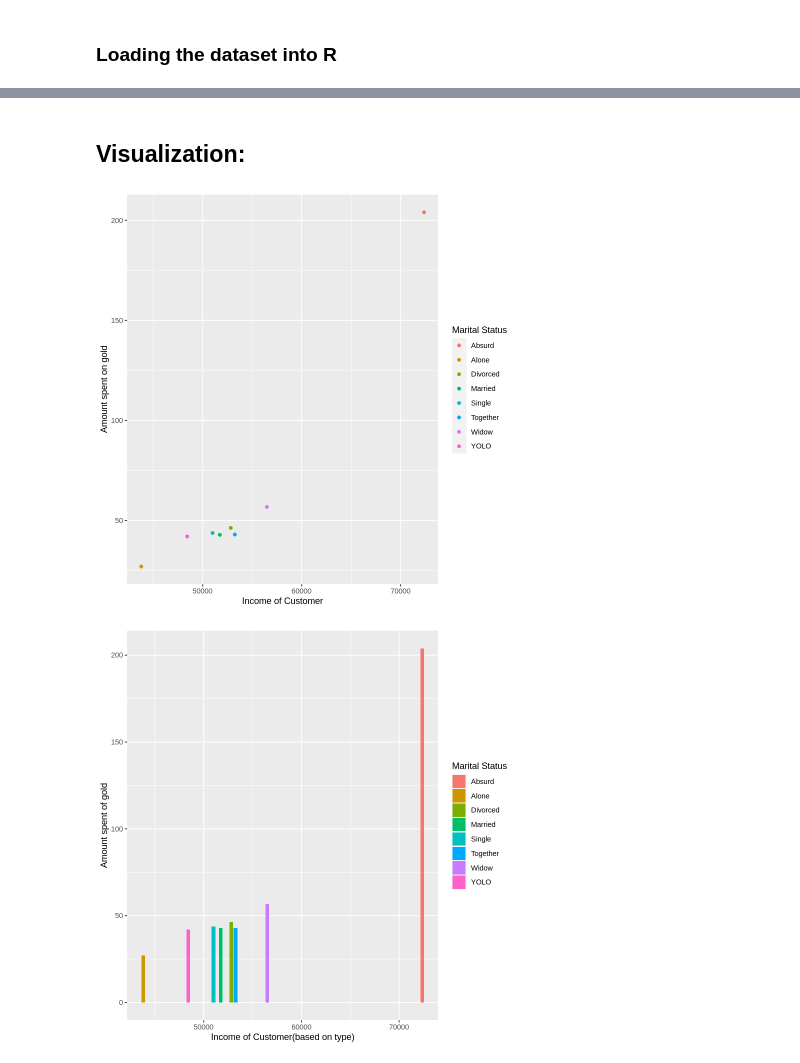
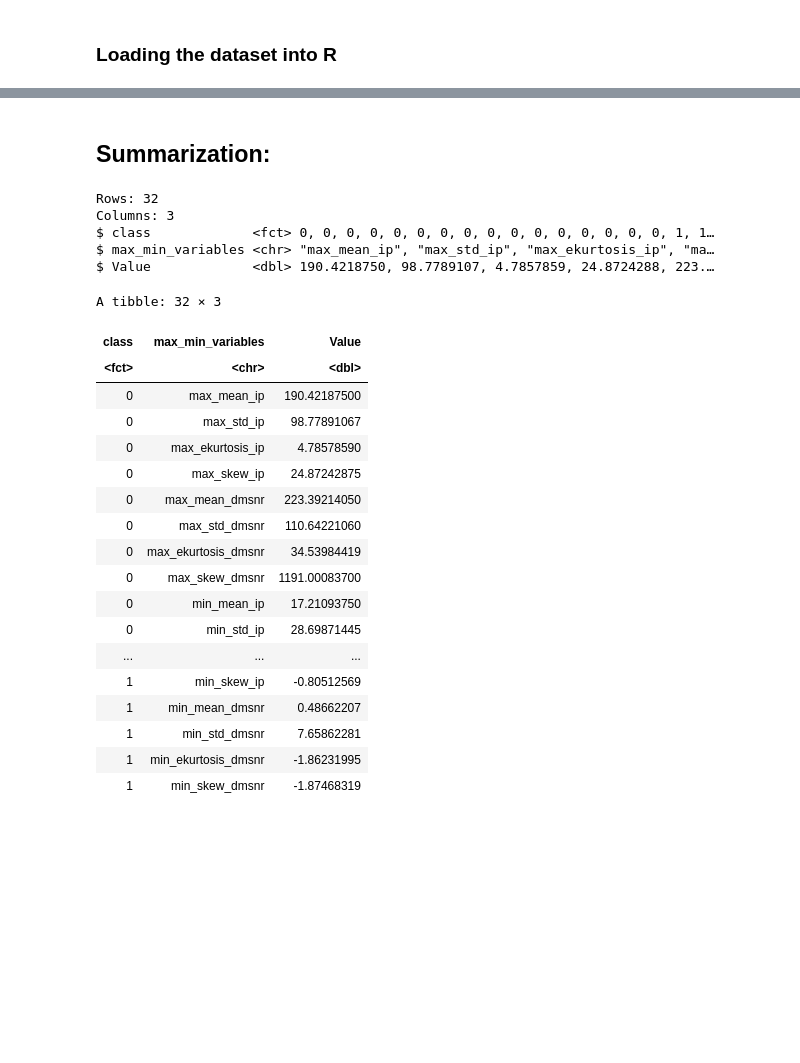
Before and after one commit to ShlokNayak/dsci100_group_project, a Jupyter notebook: project_proposal.ipynb, the cells around one changed output, grey strips where cells are left out. Saved outputs shown, nothing was run; the diff lists cells and outputs as text; code cells hidden in the pictures; blank space fills up the shorter version.

```diff
--- a/project_proposal.ipynb
+++ b/project_proposal.ipynb
@@ -97,17 +126,52 @@ A tibble: 8 × 3
 # %% [markdown]
-## Visualization:
+## Summarization:
 # %%
-marketing_plot <- ggplot(marketing_summary, aes(x = mean_income, y = mean_gold)) +
-                  geom_point(aes(color = Marital_Status)) +
-                  labs(x = "Income of Customer", y = "Amount spent on gold", color = "Marital Status")
-marketing_plot
+mean_pulsar_train <- pulsar_train |>
+                     group_by(class) |>
+                     summarize(max_mean_ip = max(mean_ip, na.rm = TRUE),
+                               max_std_ip = max(std_ip, na.rm = TRUE),
+                               max_ekurtosis_ip = max(ekurtosis_ip, na.rm = TRUE),
+                               max_skew_ip = max(skew_ip, na.rm = TRUE),
+                               max_mean_dmsnr = max(mean_dmsnr, na.rm = TRUE),
+                               max_std_dmsnr = max(std_dmsnr, na.rm = TRUE),
+                               max_ekurtosis_dmsnr = max(ekurtosis_dmsnr, na.rm = TRUE),
+                               max_skew_dmsnr = max(skew_dmsnr, na.rm = TRUE),
+                               min_mean_ip = min(mean_ip, na.rm = TRUE),
+                               min_std_ip = min(std_ip, na.rm = TRUE),
+                               min_ekurtosis_ip = min(ekurtosis_ip, na.rm = TRUE),
+                               min_skew_ip = min(skew_ip, na.rm = TRUE),
+                               min_mean_dmsnr = min(mean_dmsnr, na.rm = TRUE),
+                               min_std_dmsnr = min(std_dmsnr, na.rm = TRUE),
+                               min_ekurtosis_dmsnr = min(ekurtosis_dmsnr, na.rm = TRUE),
+                               min_skew_dmsnr = min(skew_dmsnr, na.rm = TRUE)) |>
+                      pivot_longer(cols = -class,
+                                  names_to = "max_min_variables",
+                                  values_to = "Value")
 
-marketing_bar <- ggplot(marketing_summary, aes(x = mean_income, y = mean_gold, fill = Marital_Status)) +
-                    geom_bar(stat = "identity", position = "dodge") +
-                    xlab("Income of Customer(based on type)") +
-                    ylab("Amount spent of gold") +
-                    labs(fill = "Marital Status")
-marketing_bar
+glimpse(mean_pulsar_train)
+mean_pulsar_train
 # %% [output]
-[figure, removed]
-[figure, removed]
+Rows: 32
+Columns: 3
+$ class             <fct> 0, 0, 0, 0, 0, 0, 0, 0, 0, 0, 0, 0, 0, 0, 0, 0, 1, 1…
+$ max_min_variables <chr> "max_mean_ip", "max_std_ip", "max_ekurtosis_ip", "ma…
+$ Value             <dbl> 190.4218750, 98.7789107, 4.7857859, 24.8724288, 223.…
+A tibble: 32 × 3
+| class | max_min_variables | Value |
+| <fct> | <chr> | <dbl> |
+| 0 | max_mean_ip | 190.42187500 |
+| 0 | max_std_ip | 98.77891067 |
+| 0 | max_ekurtosis_ip | 4.78578590 |
+| 0 | max_skew_ip | 24.87242875 |
+| 0 | max_mean_dmsnr | 223.39214050 |
+| 0 | max_std_dmsnr | 110.64221060 |
+| 0 | max_ekurtosis_dmsnr | 34.53984419 |
+| 0 | max_skew_dmsnr | 1191.00083700 |
+| 0 | min_mean_ip | 17.21093750 |
+| 0 | min_std_ip | 28.69871445 |
+| ... | ... | ... |
+| 1 | min_skew_ip | -0.80512569 |
+| 1 | min_mean_dmsnr | 0.48662207 |
+| 1 | min_std_dmsnr | 7.65862281 |
+| 1 | min_ekurtosis_dmsnr | -1.86231995 |
+| 1 | min_skew_dmsnr | -1.87468319 |
```
Also changed, not shown: parts of 13 cells of this notebook.
